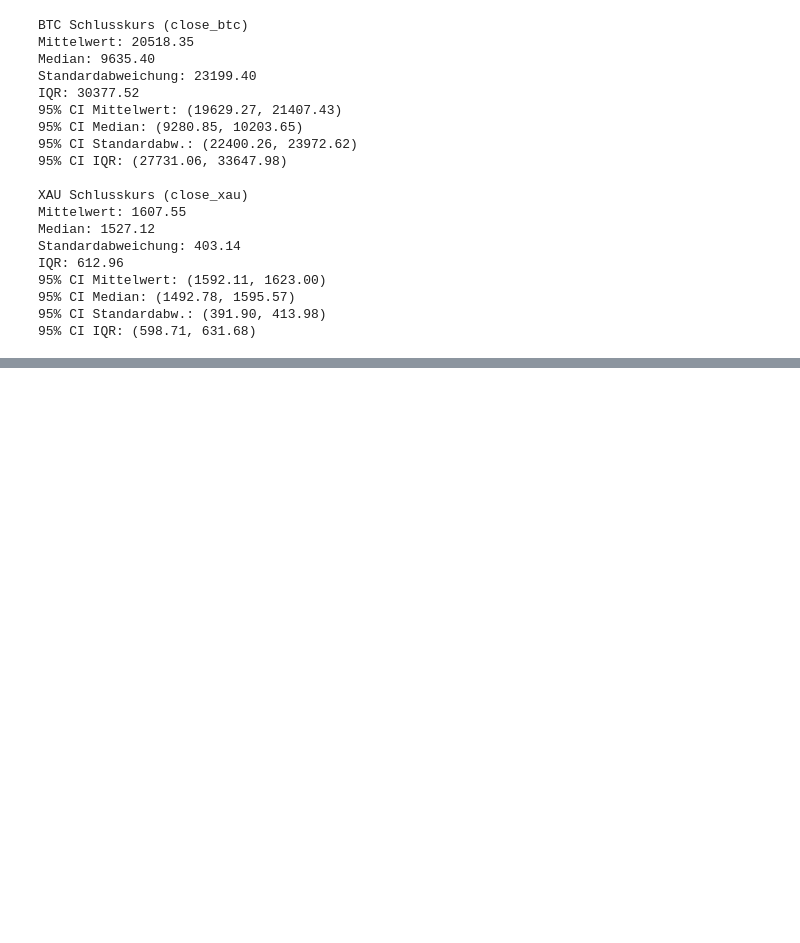
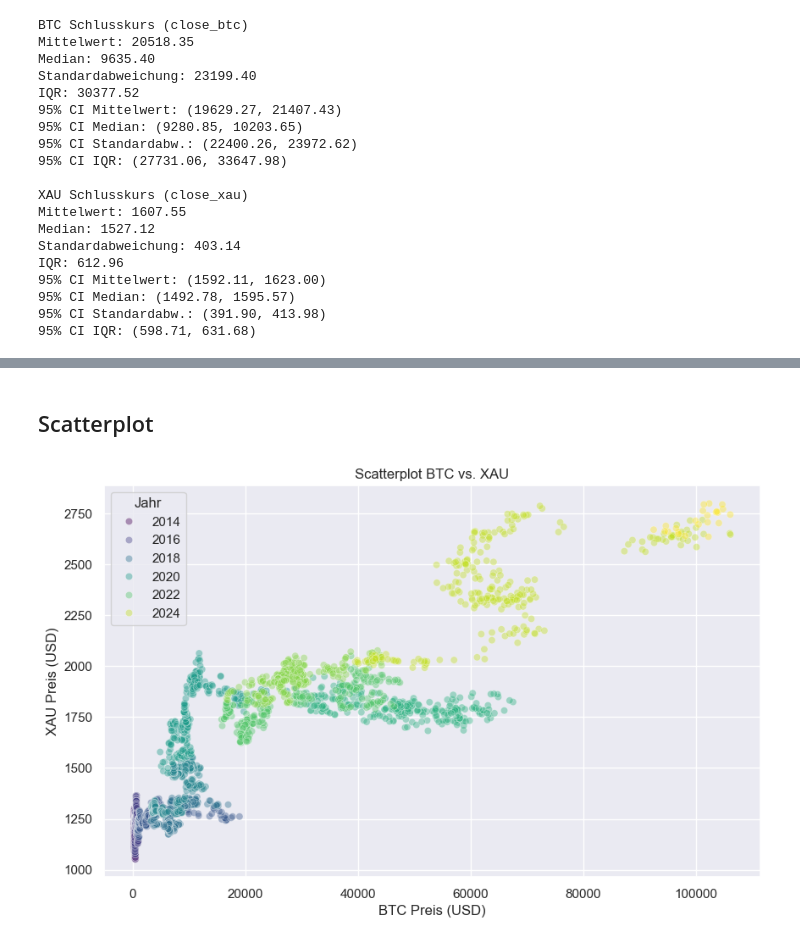
Before and after one commit to mohammadtaiba/DataVision, a Jupyter notebook: notebooks/btc_vs_gold.ipynb, the cells around one changed output, grey strips where cells are left out. Cells and saved outputs as stored; diff of their text form; code cells hidden in the pictures; blank space fills up the shorter version.

```diff
--- a/notebooks/btc_vs_gold.ipynb
+++ b/notebooks/btc_vs_gold.ipynb
@@ -100,0 +160,19 @@ IQR: 612.96
+# %% [markdown]
+## Scatterplot
+# %%
+import matplotlib.pyplot as plt
+import seaborn as sns
+
+# Jahr extrahieren
+df['year'] = df['date'].dt.year
+
+plt.figure(figsize=(10, 6))
+sns.scatterplot(x='close_btc', y='close_xau', hue='year', data=df, palette='viridis', alpha=0.4, legend='brief')
+plt.title("Scatterplot BTC vs. XAU")
+plt.xlabel("BTC Preis (USD)")
+plt.ylabel("XAU Preis (USD)")
+plt.grid(True)
+plt.legend(title='Jahr')
+plt.show()
+# %% [output]
+[figure, added]
```
Also changed, not shown: parts of 10 cells of this notebook, 1 other file.
